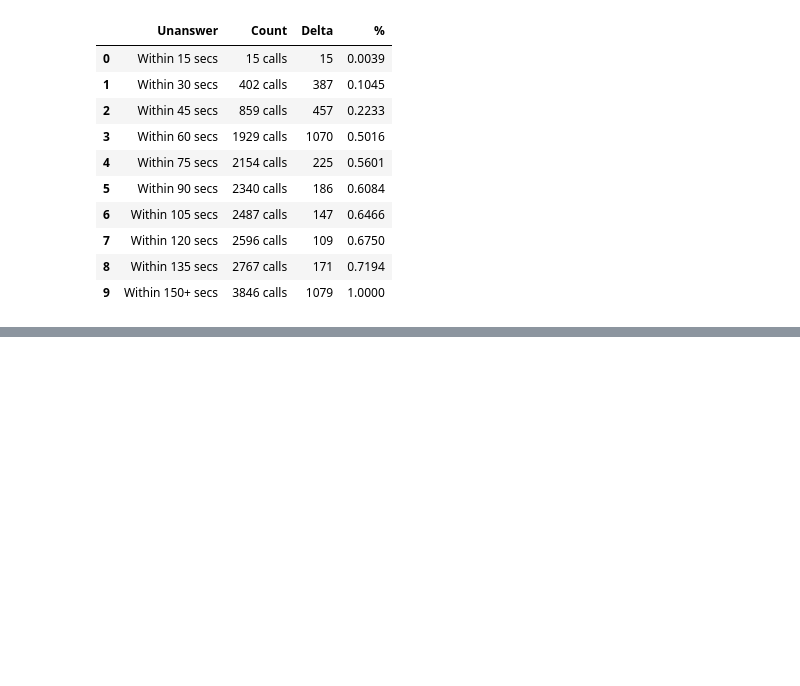
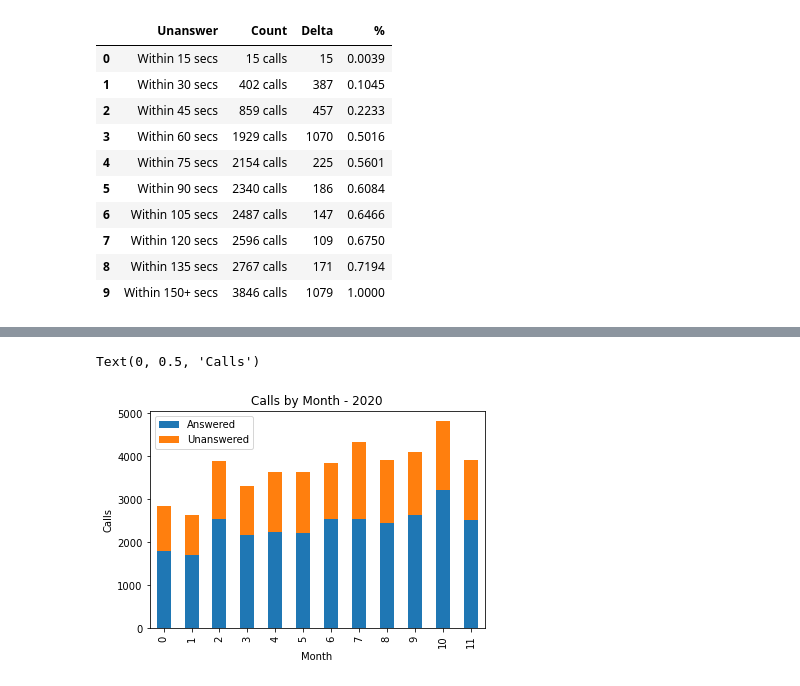
Before and after one commit to NSS-Data-Analytics-Cohort-6/fcs-crisis-sailing-the-seaborn, a Jupyter notebook: notebook/fcs_crisis_calls.ipynb, the cells around one changed output, grey strips where cells are left out. Saved outputs shown, nothing was run; the diff lists cells and outputs as text; code cells hidden in the pictures; blank space fills up the shorter version.

```diff
--- a/notebook/fcs_crisis_calls.ipynb
+++ b/notebook/fcs_crisis_calls.ipynb
@@ -397,0 +382,8 @@ abandon_rate_2022
+# %%
+month_dist_2020[['Answered','Unanswered']].plot(kind='bar', stacked=True)
+plt.title("Calls by Month - 2020")
+plt.xlabel("Month")
+plt.ylabel("Calls")
+# %% [output]
+Text(0, 0.5, 'Calls')
+[figure, added]
```
Also changed, not shown: parts of 4 cells of this notebook.
